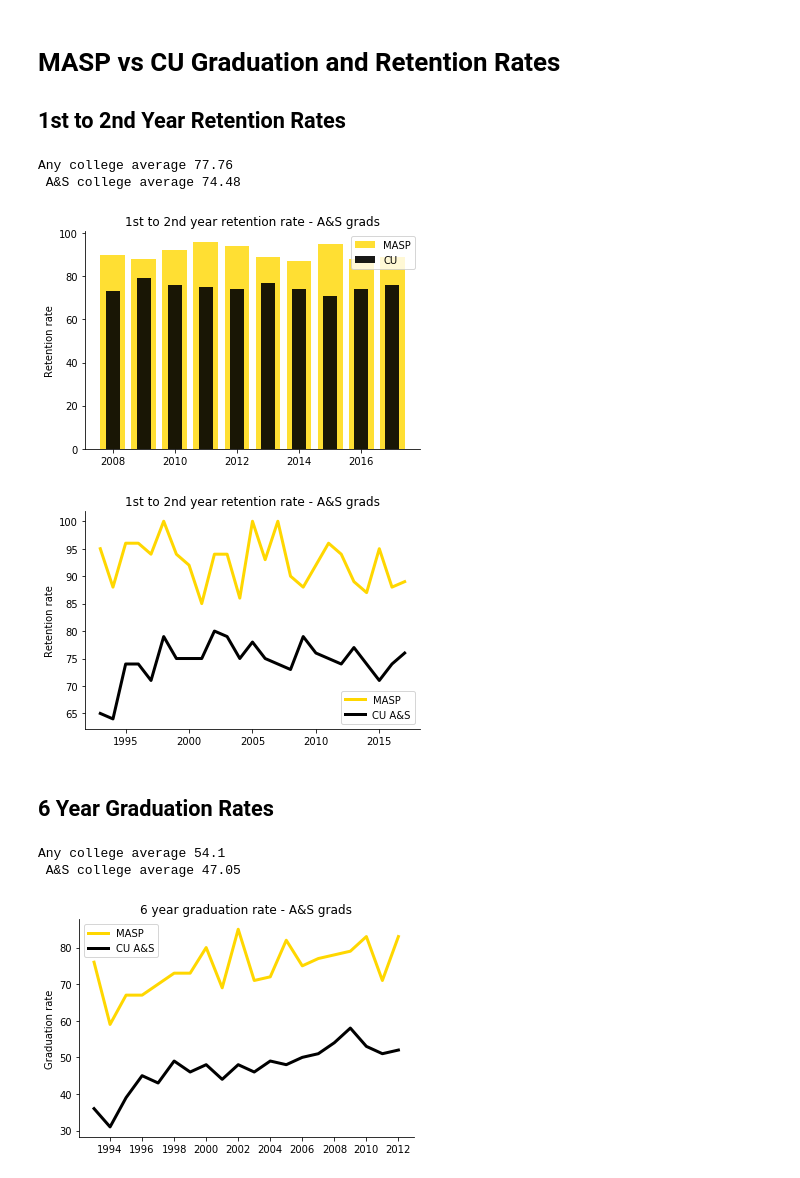
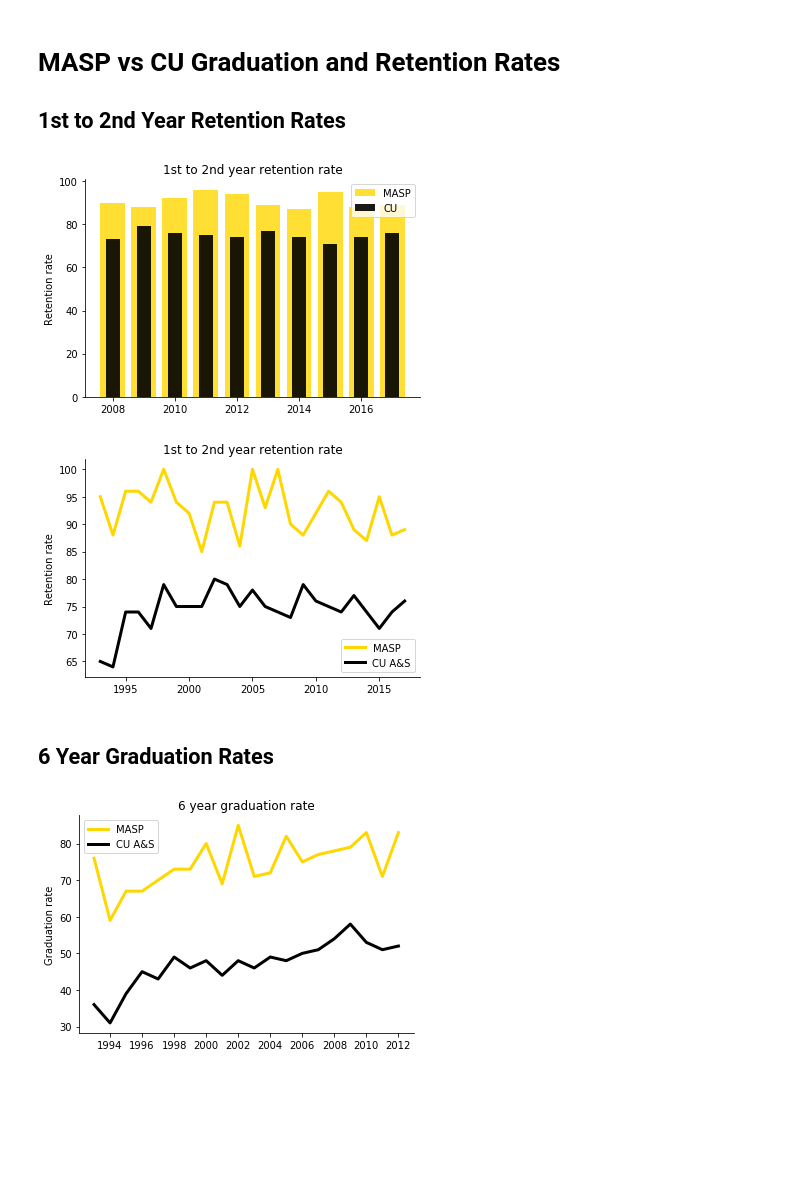
Before and after one commit to vishalrajDesigner/masp, a Jupyter notebook: Alex/masp_data_visualization.ipynb, the cells around one changed output. Cells and saved outputs as stored; diff of their text form; code cells hidden in the pictures; blank space fills up the shorter version.

```diff
--- a/Alex/masp_data_visualization.ipynb
+++ b/Alex/masp_data_visualization.ipynb
@@ -6,70 +6,59 @@ import numpy as np
 
 ## 1st to 2nd Year Retention Rates
 # %%
-masp_ret_rates = [95,88,96,96,94,100,94,92,85,94,94,86,100,93,100,90,88,92,96,94,89,87,95,88,89] # 93'-17'
-cu_ret_rates_any = [71,66,77,76,76,80,76,77,77,81,82,76,79,75,76,76,80,79,79,78,80,80,81,82,84] # 93'-17'
-cu_ret_rates_as = [65,64,74,74,71,79,75,75,75,80,79,75,78,75,74,73,79,76,75,74,77,74,71,74,76]
+masp_ret_rates = [95,88,96,96,94,100,94,92,85,94,94,86,100,93,100,90,88,92,96,94,89,87,95,88,89] # 93'- 17'
+cu_ret_rates = [65,64,74,74,71,79,75,75,75,80,79,75,78,75,74,73,79,76,75,74,77,74,71,74,76] # 93' - 17'
 
-masp_ret_years = list(range(1993, 2018)) #ranges don't include right endpoint
-cu_ret_years = list(range(1993, 2018))
-
-print("Any college average" , np.mean(cu_ret_rates_any), '\n', "A&S college average", np.mean(cu_ret_rates_as))
+ret_years = list(range(1993, 1993+len(masp_ret_rates)))
-# %% [output]
-Any college average 77.76
- A&S college average 74.48
 # %%
 fig, ax = plt.subplots()
 ax.spines['top'].set_visible(False)
 ax.spines['right'].set_visible(False)
 
-plt.bar(masp_ret_years[15:], masp_ret_rates[15:], color = "gold", label = "MASP", alpha = .8)
-plt.bar(cu_ret_years[15:], cu_ret_rates_as[15:], color = "black",  label = "CU", width = .45, alpha = .9)
+plt.bar(ret_years[15:], masp_ret_rates[15:], color = "gold", label = "MASP", alpha = .8)
+plt.bar(ret_years[15:], cu_ret_rates[15:], color = "black",  label = "CU", width = .45, alpha = .9)
 plt.legend()
 
-plt.title("1st to 2nd year retention rate - A&S grads")
+plt.title("1st to 2nd year retention rate")
 plt.ylabel("Retention rate")
 
 fig.savefig("C:/Users/Alex/masp/Alex/retention_bar.png", bbox_inches = 'tight', format = 'png')
+fig.savefig("C:/Users/Alex/masp/Alex/retention_bar.eps", bbox_inches = 'tight', format = 'eps')
 # %% [output]
-[figure, old version]
+[figure, new version]
 # %%
 fig, ax = plt.subplots()
 ax.spines['top'].set_visible(False)
 ax.spines['right'].set_visible(False)
-plt.plot(masp_ret_years, masp_ret_rates, label = "MASP", color = "gold", linewidth = 3)
-plt.plot(cu_ret_years, cu_ret_rates_as,  label = "CU A&S", color = "black", linewidth = 3)
+plt.plot(ret_years, masp_ret_rates, label = "MASP", color = "gold", linewidth = 3)
+plt.plot(ret_years, cu_ret_rates,  label = "CU A&S", color = "black", linewidth = 3)
 plt.ylabel("Retention rate")
-plt.title("1st to 2nd year retention rate - A&S grads")
+plt.title("1st to 2nd year retention rate")
 plt.legend()
 
 fig.savefig("C:/Users/Alex/masp/Alex/retention_line.png", bbox_inches = 'tight', format = 'png')
+fig.savefig("C:/Users/Alex/masp/Alex/retention_line.eps", bbox_inches = 'tight', format = 'eps')
 # %% [output]
-[figure, old version]
+[figure, new version]
 # %% [markdown]
 ## 6 Year Graduation Rates
 # %%
 
 masp_grad_rates = [76,59,67,67,70,73,73,80,69,85,71,72,82,75,77,78,79,83,71,83] # 93'-12'
-cu_grad_rates_any = [44,38,48,50,52,57,58,54,52,53,55,56,54,55,57,60,63,60,56,60]
-cu_grad_rates_as = [36,31,39,45,43,49,46,48,44,48,46,49,48,50,51,54,58,53,51,52]
+cu_grad_rates = [36,31,39,45,43,49,46,48,44,48,46,49,48,50,51,54,58,53,51,52]
 
-masp_grad_years = list(range(1993, 2013))
-cu_grad_years = list(range(1993, 2013))
-
-print("Any college average" , np.mean(cu_grad_rates_any), '\n', "A&S college average", np.mean(cu_grad_rates_as))
+grad_years = list(range(1993, 1993+len(masp_grad_rates)))
-# %% [output]
-Any college average 54.1
- A&S college average 47.05
 # %%
 fig, ax = plt.subplots()
 ax.spines['top'].set_visible(False)
 ax.spines['right'].set_visible(False)
-plt.xticks(masp_grad_years[1::2])
-plt.plot(masp_grad_years, masp_grad_rates, label = "MASP", color = "gold",linewidth = 3)
-plt.plot(cu_grad_years, cu_grad_rates_as, label = "CU A&S", color = "black",linewidth = 3)
+plt.xticks(grad_years[1::2])
+plt.plot(grad_years, masp_grad_rates, label = "MASP", color = "gold",linewidth = 3)
+plt.plot(grad_years, cu_grad_rates, label = "CU A&S", color = "black",linewidth = 3)
 plt.ylabel("Graduation rate")
-plt.title("6 year graduation rate - A&S grads")
+plt.title("6 year graduation rate")
 plt.legend()
 fig.savefig("C:/Users/Alex/masp/Alex/grad_line.png", bbox_inches = 'tight', format = 'png')
+fig.savefig("C:/Users/Alex/masp/Alex/grad_line.eps", bbox_inches = 'tight', format = 'eps')
 # %% [output]
-[figure, old version]
+[figure, new version]
```
Also changed, not shown: 11 other files.
